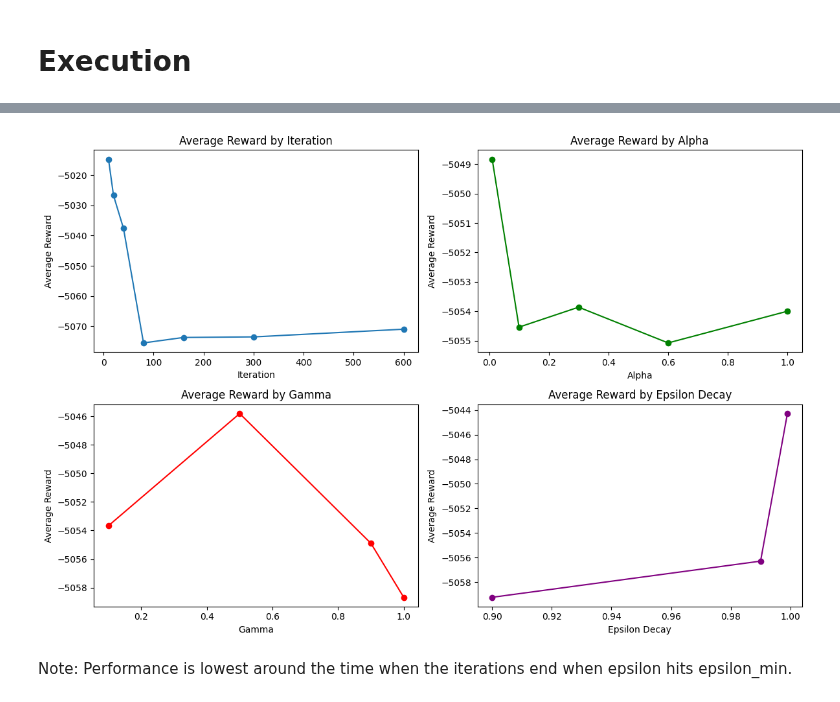
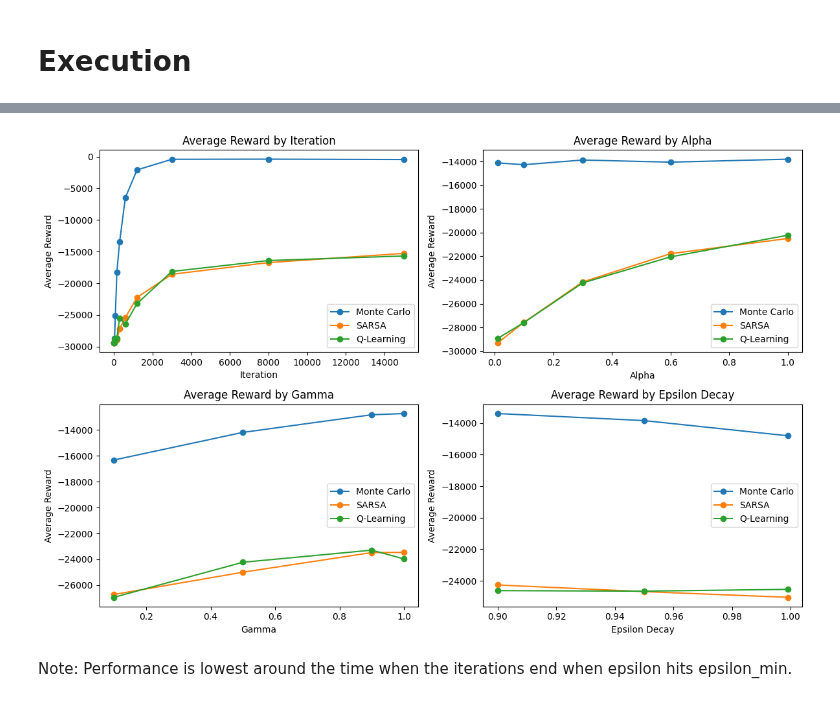
Before and after one commit to ltempfli/AAA-AIbertus-Magnus, a Jupyter notebook: tasks/05_Smart_Charging_Using_Reinforcement_Learning.ipynb, the cells around one changed output, grey strips where cells are left out. Saved outputs shown, nothing was run; the diff lists cells and outputs as text; code cells hidden in the pictures.

Commit message:
bug fixes and search for deep q network bug

```diff
--- a/tasks/05_Smart_Charging_Using_Reinforcement_Learning.ipynb
+++ b/tasks/05_Smart_Charging_Using_Reinforcement_Learning.ipynb
@@ -897,9 +1034,7 @@ Deep Q-Network
  Stuck:  0
  Empty Q-values:  0.0 %
 # %%
-iteration_values = [10, 20, 40, 80, 160, 300, 600]
+iteration_values = [10, 20, 40, 80, 160, 300, 600,1200,3000,8000,15000]
 alpha_values = [0.01,0.1,0.3,0.6,1]
 gamma_values = [0.1,0.5,0.9,1]
-epsilon_decay_values = [0.9,0.99,0.999]
-
-avg_rewards = grid_search(SARSA_Agent,iteration_values,alpha_values,gamma_values,epsilon_decay_values,100,3)
+epsilon_decay_values = [0.9,0.95,0.999]
@@ -923,0 +1041,2 @@ Average reward for (600, 1, 1, 0.999): -5247.345613609322
+# %%
+avg_rewardsMC = grid_search(MC_Agent,iteration_values,alpha_values,gamma_values,epsilon_decay_values,100,3)
@@ -923,0 +1061,2 @@ Average reward for (600, 1, 1, 0.999): -5247.345613609322
+# %%
+avg_rewardsSARSA = grid_search(SARSA_Agent,iteration_values,alpha_values,gamma_values,epsilon_decay_values,100,3)
@@ -923,0 +1081,2 @@ Average reward for (600, 1, 1, 0.999): -5247.345613609322
+# %%
+avg_rewardsQLEARN = grid_search(QLearning_Agent,iteration_values,alpha_values,gamma_values,epsilon_decay_values,100,3)
@@ -924,7 +1101,7 @@ Average reward for (600, 1, 1, 0.999): -5247.345613609322
 # %%
-plot_grid_search(avg_rewards)
+plot_grid_search(avg_rewardsMC, avg_rewardsSARSA,avg_rewardsQLEARN, labels=["Monte Carlo", "SARSA", "Q-Learning"])
 # %% [output]
-[figure, old version]
+[figure, new version]
 # %% [markdown]
 Note: Performance is lowest around the time when the iterations end when epsilon hits epsilon_min.
 # %%
```
Also changed, not shown: parts of 16 cells of this notebook.
